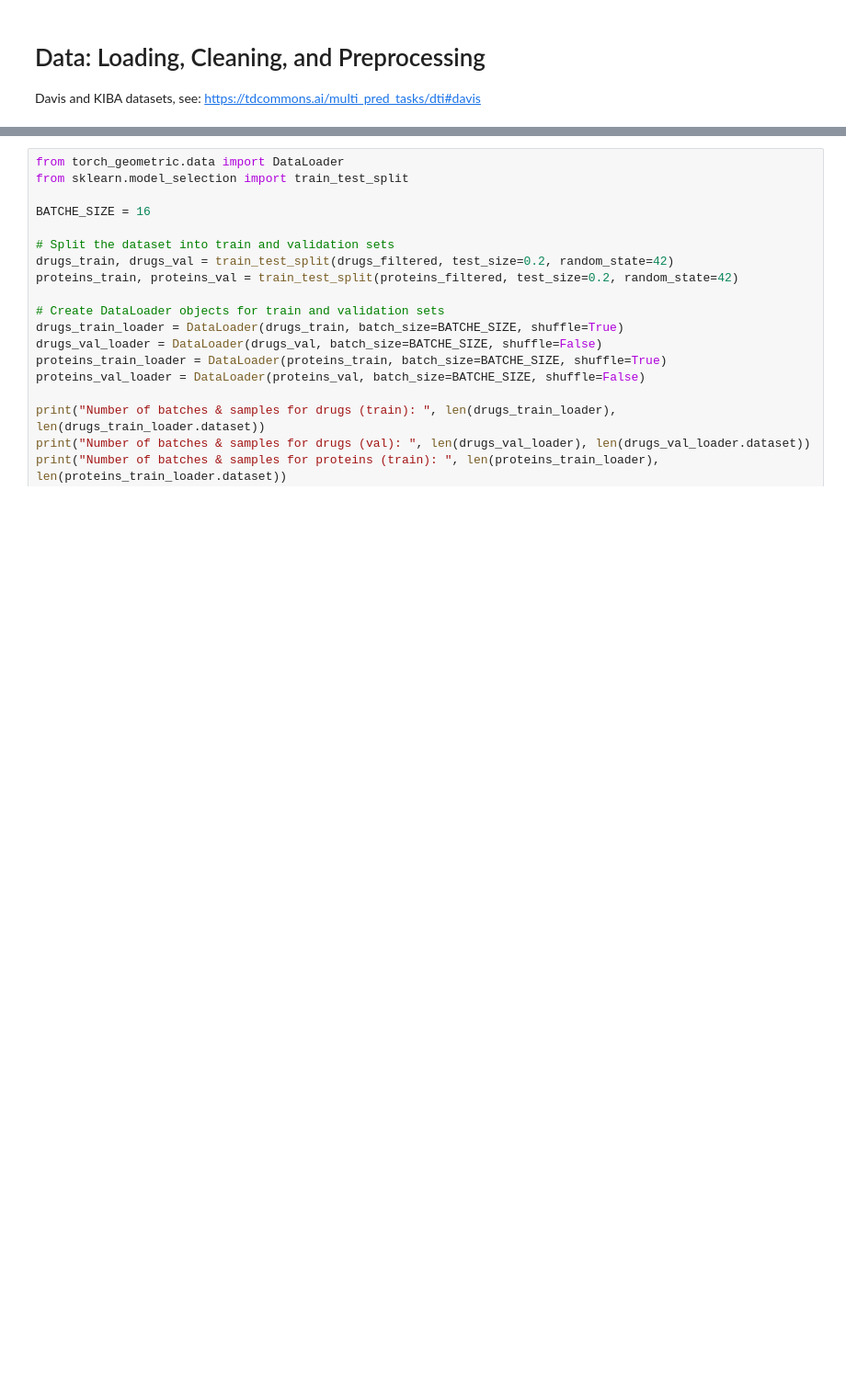
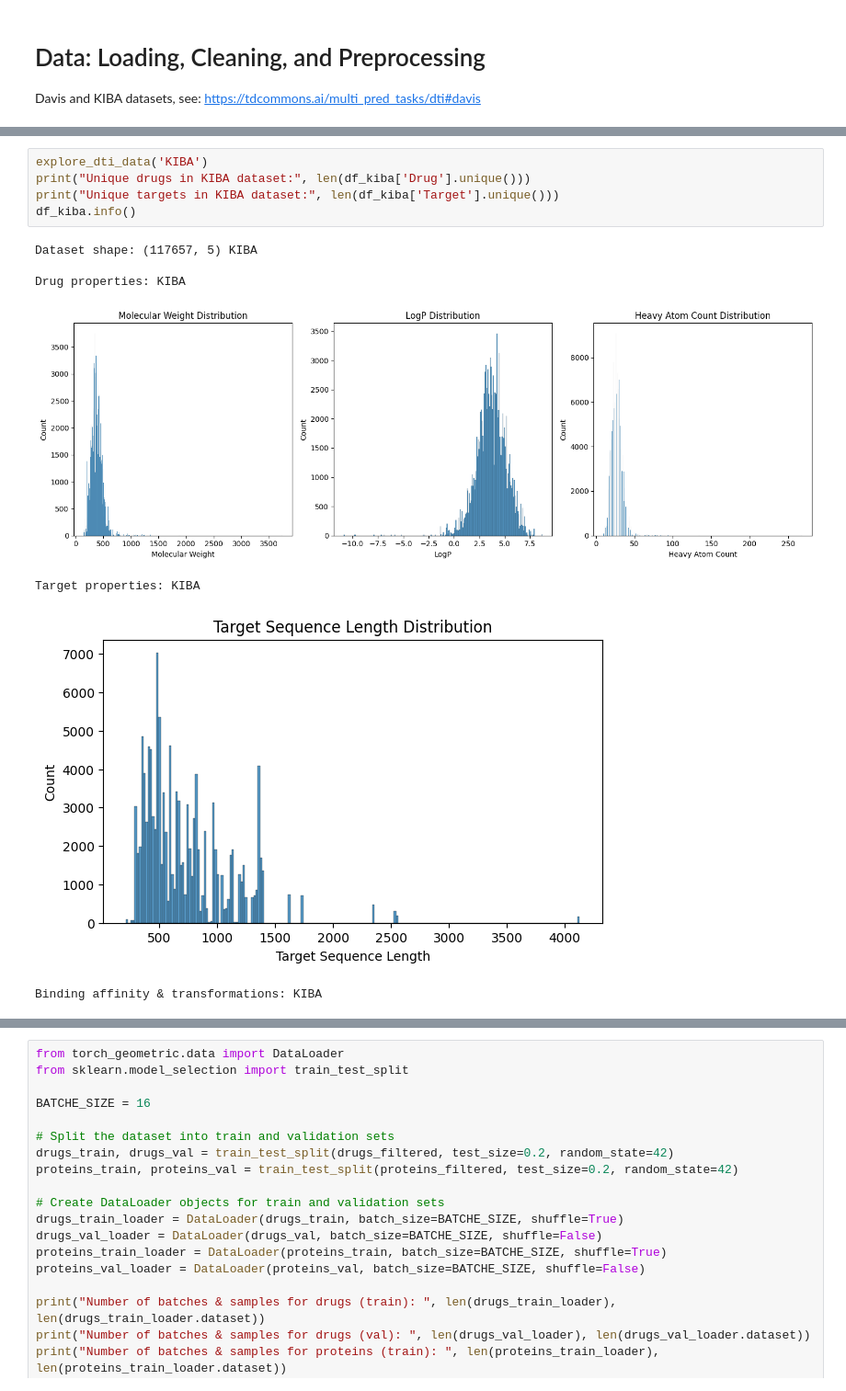
Before and after one commit to robsyc/biomed-multi-view-DTI-VAE, a Jupyter notebook: dti-vae/notebook.ipynb, the cells around one changed output, grey strips where cells are left out. Shown at 92% size. Cells and saved outputs as stored; diff of their text form; blank space fills up the shorter version.

```diff
--- a/dti-vae/notebook.ipynb
+++ b/dti-vae/notebook.ipynb
@@ -144,0 +150,13 @@ Number of proteins:  428
+# %%
+explore_dti_data('KIBA')
+print("Unique drugs in KIBA dataset:", len(df_kiba['Drug'].unique()))
+print("Unique targets in KIBA dataset:", len(df_kiba['Target'].unique()))
+df_kiba.info()
+# %% [output]
+Dataset shape: (117657, 5) KIBA
+
+Drug properties: KIBA
+[figure, added]
+Target properties: KIBA
+[figure, added]
+Binding affinity & transformations: KIBA
```
Also changed, not shown: parts of 14 cells of this notebook, 1 other file.
